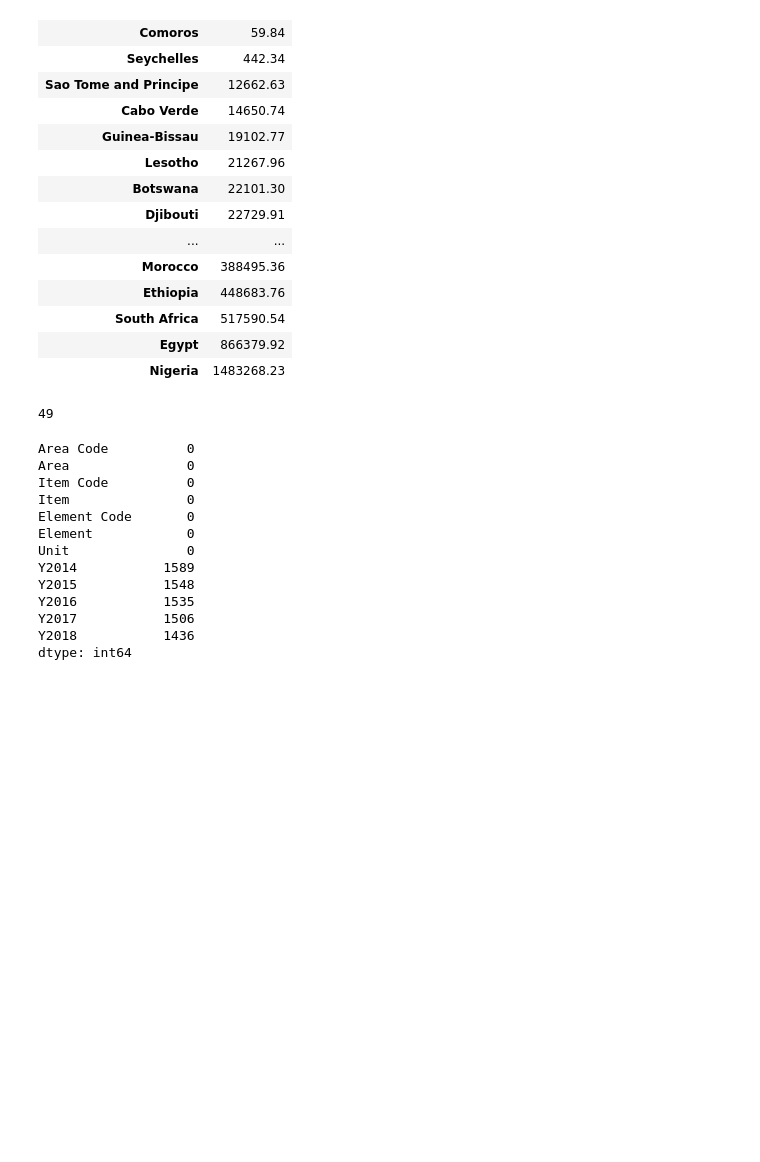
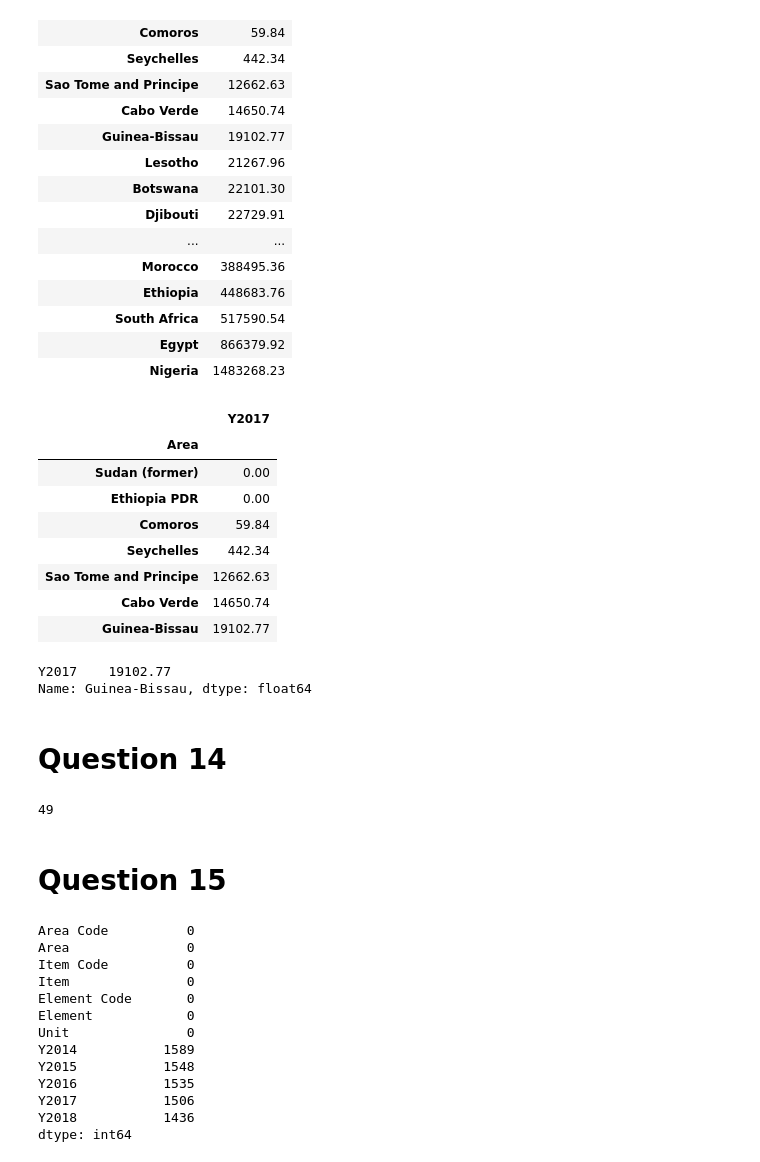
Before and after one commit to yamlakyam/Hamoye-First-Tag-Along-Project, a Jupyter notebook: First Assignment on 24th May.ipynb, the cells around one changed output. Drawn from its saved outputs; the diff is of its cells as text; code cells hidden in the pictures; blank space fills up the shorter version.

Commit message:
till question 15

```diff
--- a/First Assignment on 24th May.ipynb
+++ b/First Assignment on 24th May.ipynb
@@ -217,5 +219,6 @@ all_years.idxmax()
 # %%
-df[['Y2017', 'Area']].groupby('Area').sum().sort_values(by='Y2017', ascending=True)
+sorted_by_area = df[['Y2017', 'Area']].groupby('Area').sum().sort_values(by='Y2017', ascending=True)
+sorted_by_area
 # %% [output]
 |  | Y2017 |
 | Area |  |
@@ -235,10 +238,31 @@ df[['Y2017', 'Area']].groupby('Area').sum().sort_values(by='Y2017', ascending=Tr
 | South Africa | 517590.54 |
 | Egypt | 866379.92 |
 | Nigeria | 1483268.23 |
+# %%
+sorted_by_area.head(7)
+# %% [output]
+|  | Y2017 |
+| Area |  |
+| Sudan (former) | 0.00 |
+| Ethiopia PDR | 0.00 |
+| Comoros | 59.84 |
+| Seychelles | 442.34 |
+| Sao Tome and Principe | 12662.63 |
+| Cabo Verde | 14650.74 |
+| Guinea-Bissau | 19102.77 |
+# %%
+sorted_by_area.head(7).iloc[-1]
+# %% [output]
+Y2017    19102.77
+Name: Guinea-Bissau, dtype: float64
+# %% [markdown]
+# Question 14
 # %%
 len(df['Area'].unique())
 # %% [output]
 49
+# %% [markdown]
+# Question 15
 # %%
 df.isna().sum()
 # %% [output]
```
Also changed, not shown: parts of 6 cells of this notebook.
